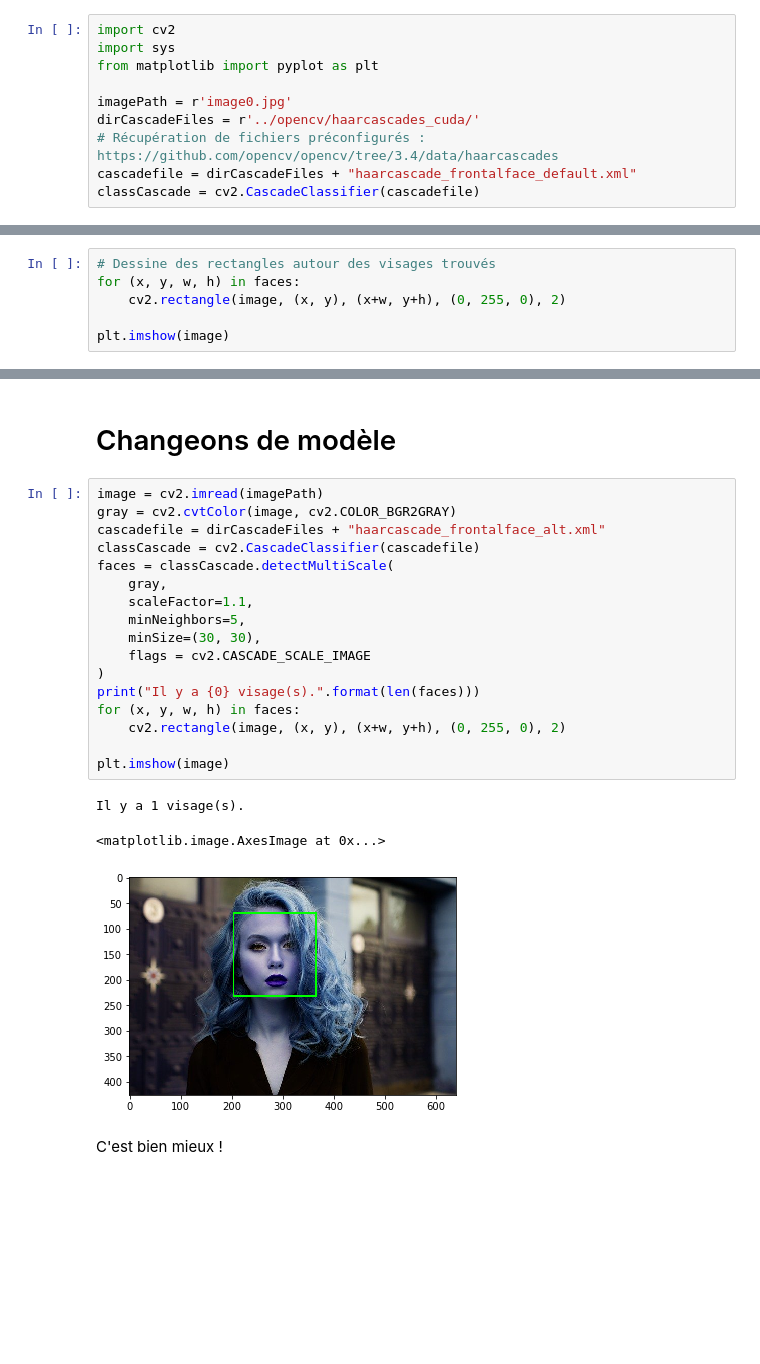
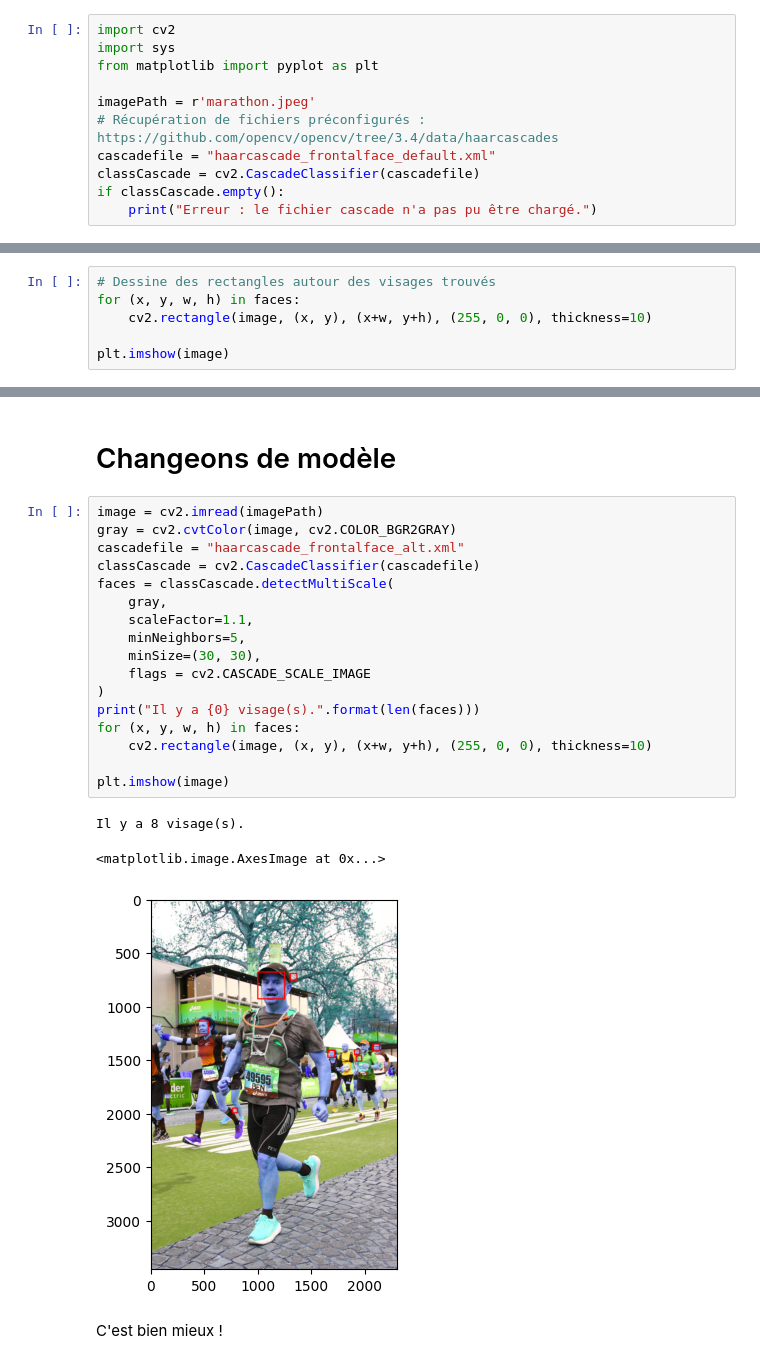
Before and after one commit to datacorner/les-tutos-datacorner.fr, a Jupyter notebook: computer-vision/facial-recognition/facial_recog_1.ipynb, the cells around one changed output, grey strips where cells are left out. Cells and saved outputs as stored; diff of their text form; blank space fills up the shorter version.

```diff
--- a/computer-vision/facial-recognition/facial_recog_1.ipynb
+++ b/computer-vision/facial-recognition/facial_recog_1.ipynb
@@ -3,11 +26,12 @@ import cv2
 import sys
 from matplotlib import pyplot as plt
 
-imagePath = r'image0.jpg'
-dirCascadeFiles = r'../opencv/haarcascades_cuda/'
+imagePath = r'marathon.jpeg'
 # Récupération de fichiers préconfigurés : https://github.com/opencv/opencv/tree/3.4/data/haarcascades
-cascadefile = dirCascadeFiles + "haarcascade_frontalface_default.xml"
+cascadefile = "haarcascade_frontalface_default.xml"
 classCascade = cv2.CascadeClassifier(cascadefile)
+if classCascade.empty():
+    print("Erreur : le fichier cascade n'a pas pu être chargé.")
 # %% [markdown]
 un peu d'info sur https://docs.opencv.org/3.4/db/d28/tutorial_cascade_classifier.html
 # %% [markdown]
@@ -42,7 +66,7 @@ Il y a 3 visage(s).
 # %%
 # Dessine des rectangles autour des visages trouvés
 for (x, y, w, h) in faces:
-    cv2.rectangle(image, (x, y), (x+w, y+h), (0, 255, 0), 2)
+    cv2.rectangle(image, (x, y), (x+w, y+h), (255, 0, 0), thickness=10)
 
 plt.imshow(image)
 # %% [output]
@@ -55,24 +79,24 @@ Aïe il y a deux "visages" en trop semble-t-il
 # %%
 image = cv2.imread(imagePath)
 gray = cv2.cvtColor(image, cv2.COLOR_BGR2GRAY)
-cascadefile = dirCascadeFiles + "haarcascade_frontalface_alt.xml"
+cascadefile = "haarcascade_frontalface_alt.xml"
 classCascade = cv2.CascadeClassifier(cascadefile)
 faces = classCascade.detectMultiScale(
     gray,
     scaleFactor=1.1,
     minNeighbors=5,
     minSize=(30, 30),
     flags = cv2.CASCADE_SCALE_IMAGE
 )
 print("Il y a {0} visage(s).".format(len(faces)))
 for (x, y, w, h) in faces:
-    cv2.rectangle(image, (x, y), (x+w, y+h), (0, 255, 0), 2)
+    cv2.rectangle(image, (x, y), (x+w, y+h), (255, 0, 0), thickness=10)
 
 plt.imshow(image)
 # %% [output]
-Il y a 1 visage(s).
+Il y a 8 visage(s).
 <matplotlib.image.AxesImage at 0x...>
-[figure, old version]
+[figure, new version]
 # %% [markdown]
 C'est bien mieux !
 # %% [markdown]
```
Also changed, not shown: parts of 13 cells of this notebook, 1 other file.
